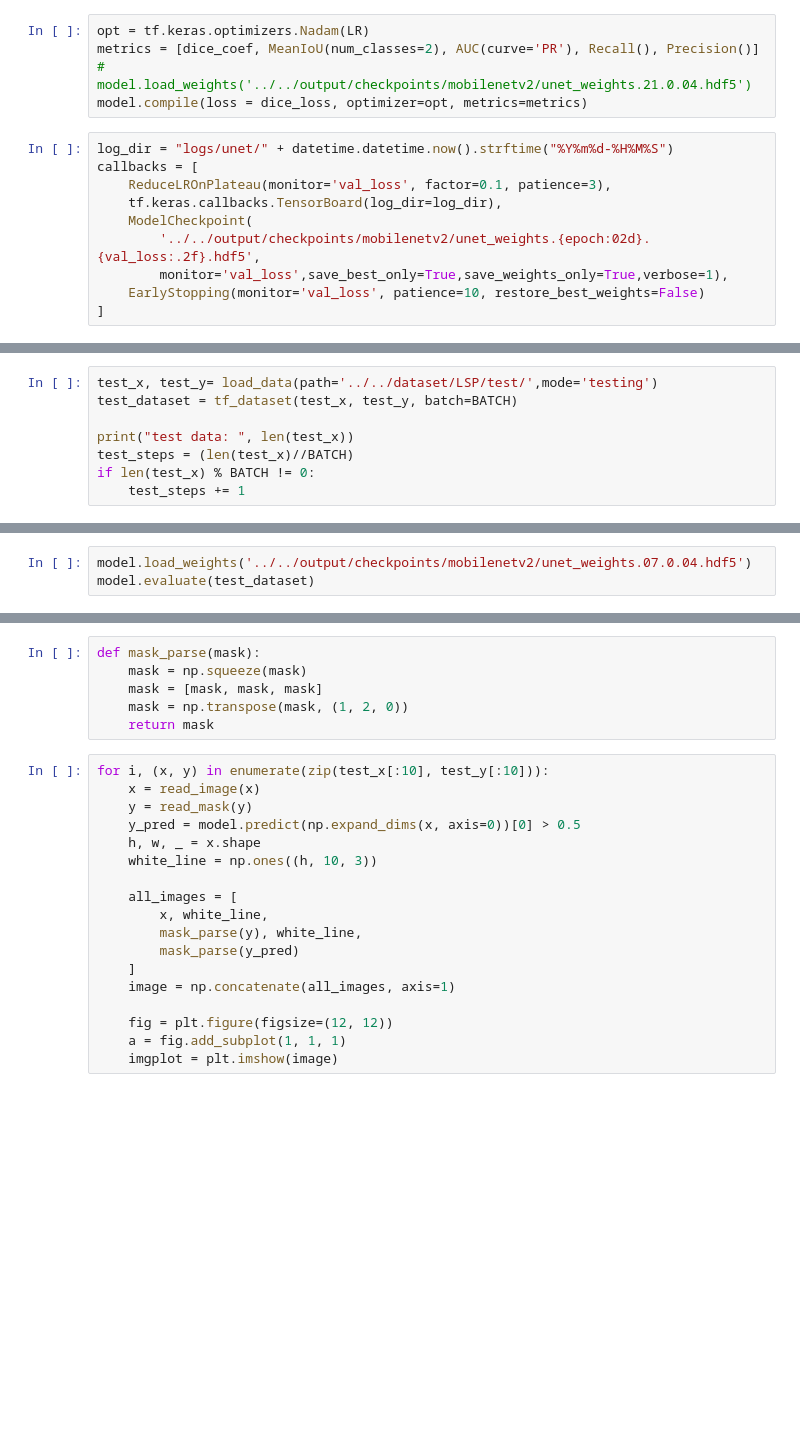
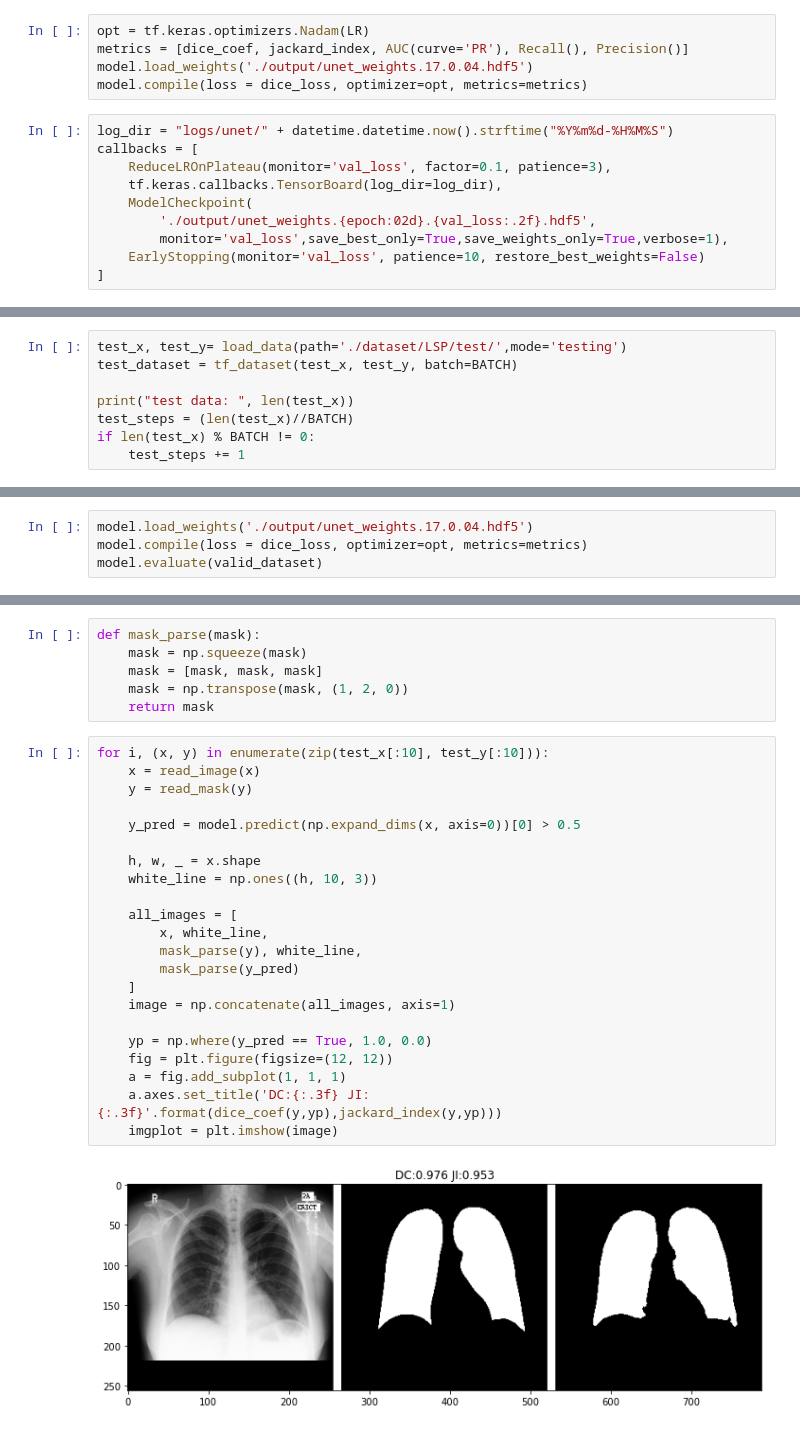
Before and after one commit to degagawolde/DeepLearningBasedTBDiagnosis, a Jupyter notebook: UnetLungSegmentation.ipynb, the cells around one changed output, grey strips where cells are left out. Drawn from its saved outputs; the diff is of its cells as text; blank space fills up the shorter version.

Commit message:
unet design

```diff
--- a/UnetLungSegmentation.ipynb
+++ b/UnetLungSegmentation.ipynb
@@ -259,8 +218,8 @@ train_dataset = tf_dataset(train_x, train_y, batch=BATCH)
 valid_dataset = tf_dataset(valid_x, valid_y, batch=BATCH)
 # %%
 opt = tf.keras.optimizers.Nadam(LR)
-metrics = [dice_coef, MeanIoU(num_classes=2), AUC(curve='PR'), Recall(), Precision()]
-# model.load_weights('../../output/checkpoints/mobilenetv2/unet_weights.21.0.04.hdf5')
+metrics = [dice_coef, jackard_index, AUC(curve='PR'), Recall(), Precision()]
+model.load_weights('./output/unet_weights.17.0.04.hdf5')
 model.compile(loss = dice_loss, optimizer=opt, metrics=metrics)
 # %%
 log_dir = "logs/unet/" + datetime.datetime.now().strftime("%Y%m%d-%H%M%S")
@@ -268,7 +227,7 @@ callbacks = [
     ReduceLROnPlateau(monitor='val_loss', factor=0.1, patience=3),
     tf.keras.callbacks.TensorBoard(log_dir=log_dir),
     ModelCheckpoint(
-        '../../output/checkpoints/mobilenetv2/unet_weights.{epoch:02d}.{val_loss:.2f}.hdf5',
+        './output/unet_weights.{epoch:02d}.{val_loss:.2f}.hdf5',
         monitor='val_loss',save_best_only=True,save_weights_only=True,verbose=1),
     EarlyStopping(monitor='val_loss', patience=10, restore_best_weights=False)
 ]
@@ -354,5 +356,5 @@ Epoch 2/50
 # %%
-test_x, test_y= load_data(path='../../dataset/LSP/test/',mode='testing')
+test_x, test_y= load_data(path='./dataset/LSP/test/',mode='testing')
 test_dataset = tf_dataset(test_x, test_y, batch=BATCH)
 
 print("test data: ", len(test_x))
@@ -362,3 +366,4 @@ if len(test_x) % BATCH != 0:
 # %%
-model.load_weights('../../output/checkpoints/mobilenetv2/unet_weights.07.0.04.hdf5')
-model.evaluate(test_dataset)
+model.load_weights('./output/unet_weights.17.0.04.hdf5')
+model.compile(loss = dice_loss, optimizer=opt, metrics=metrics)
+model.evaluate(valid_dataset)
@@ -385,18 +412,24 @@ def mask_parse(mask):
 # %%
 for i, (x, y) in enumerate(zip(test_x[:10], test_y[:10])):
     x = read_image(x)
     y = read_mask(y)
+
     y_pred = model.predict(np.expand_dims(x, axis=0))[0] > 0.5
+
     h, w, _ = x.shape
     white_line = np.ones((h, 10, 3))
 
     all_images = [
         x, white_line,
         mask_parse(y), white_line,
         mask_parse(y_pred)
     ]
     image = np.concatenate(all_images, axis=1)
 
+    yp = np.where(y_pred == True, 1.0, 0.0)
     fig = plt.figure(figsize=(12, 12))
     a = fig.add_subplot(1, 1, 1)
+    a.axes.set_title('DC:{:.3f} JI:{:.3f}'.format(dice_coef(y,yp),jackard_index(y,yp)))
     imgplot = plt.imshow(image)
+# %% [output]
+[figure, added]
```
Also changed, not shown: parts of 15 cells of this notebook, 1 other file.
